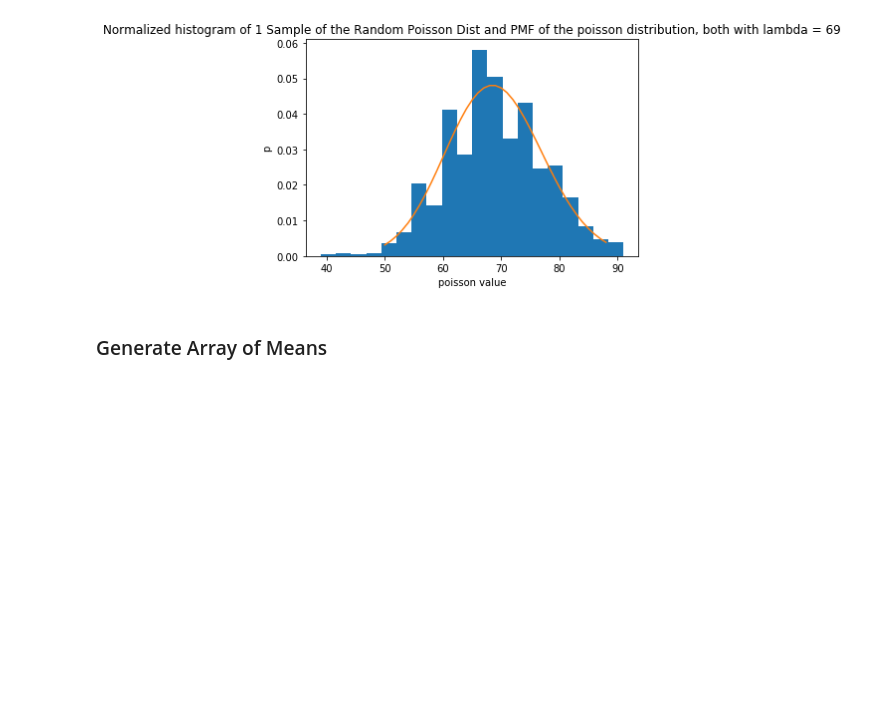
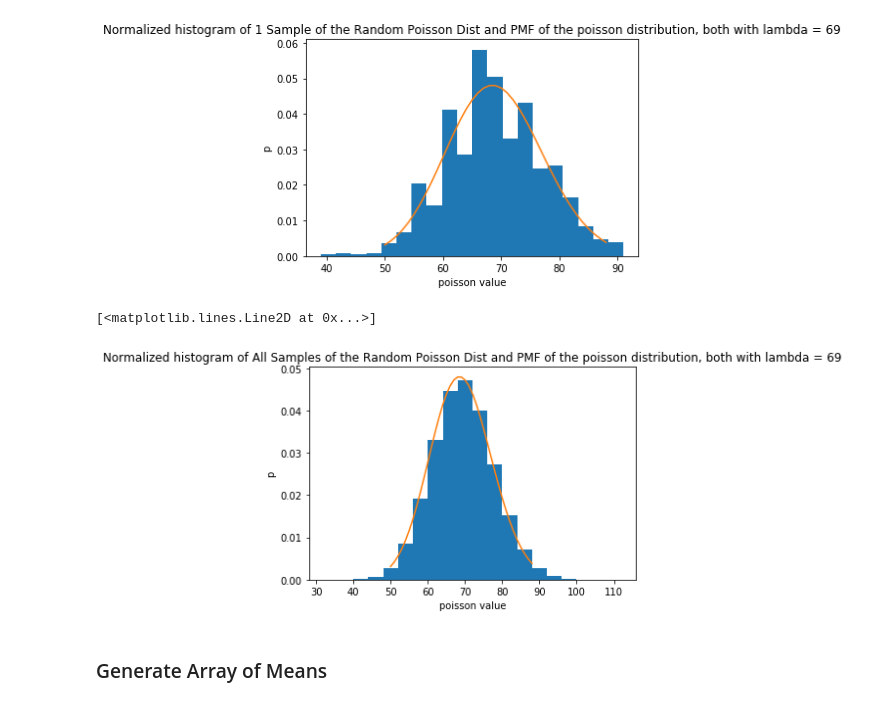
Before and after one commit to jack-lundquist/PUI2017_jtl417, a Jupyter notebook: HW5_jtl417/Assignment 1.ipynb, the cells around one changed output. Drawn from its saved outputs; the diff is of its cells as text; code cells hidden in the pictures; blank space fills up the shorter version.

Commit message:
Adding all dists to Pt. 1

```diff
--- a/HW5_jtl417/Assignment 1.ipynb
+++ b/HW5_jtl417/Assignment 1.ipynb
@@ -36,6 +36,21 @@ pl.plot(x, scipy.stats.poisson.pmf(x, lam), '-', ms=8, label='poisson pmf')
 # %% [output]
 [<matplotlib.lines.Line2D at 0x...>]
 [figure]
+# %%
+pl.hist(data.ravel(), bins=20, normed = True)
+
+pl.xlabel("poisson value")
+pl.ylabel("p")
+pl.title("Normalized histogram of All Samples of the Random Poisson Dist and PMF of the poisson distribution, \
+both with lambda = 69")
+
+x = np.arange(poisson.ppf(.01, lam), poisson.ppf(.99, lam))
+
+
+pl.plot(x, scipy.stats.poisson.pmf(x, lam), '-', ms=8, label='poisson pmf')
+# %% [output]
+[<matplotlib.lines.Line2D at 0x...>]
+[figure, added]
 # %% [markdown]
 ### Generate Array of Means
 # %%
```
Also changed, not shown: parts of 1 cell of this notebook.
